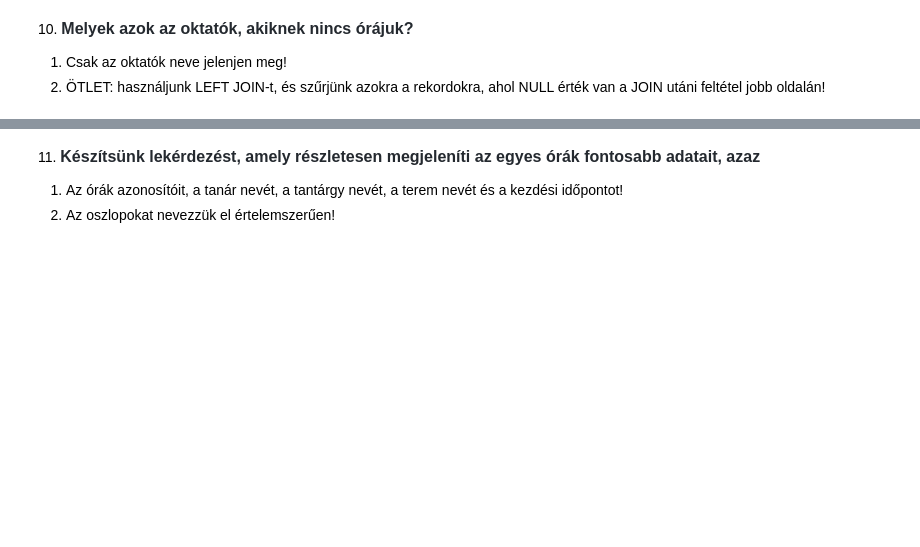
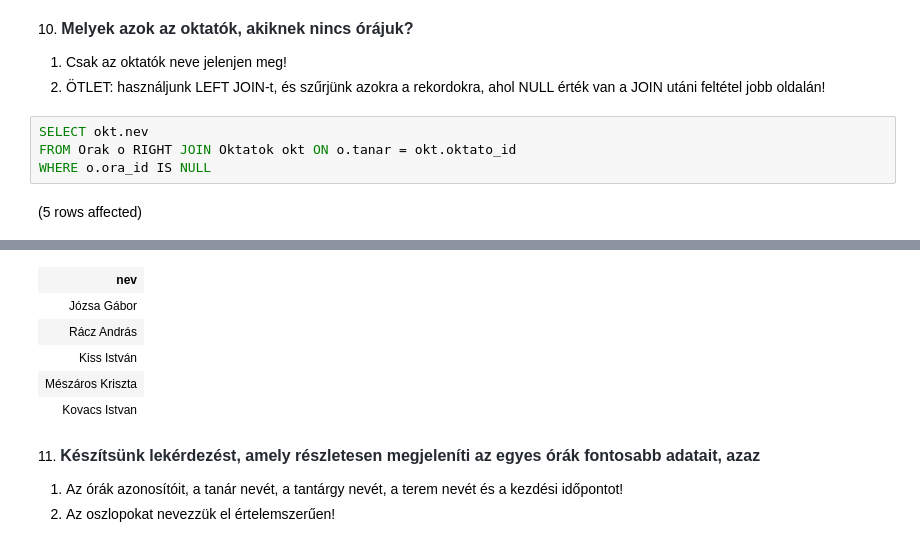
Before and after one commit to JanosZkcs/Adatbazisok_egyetem, a Jupyter notebook: gyakorlat02_feladatok .ipynb, the cells around one changed output, grey strips where cells are left out. Saved outputs shown, nothing was run; the diff lists cells and outputs as text; blank space fills up the shorter version.

```diff
--- a/gyakorlat02_feladatok .ipynb
+++ b/gyakorlat02_feladatok .ipynb
@@ -235,3 +235,9 @@ Total execution time: 00:00:00.020
 
 1. Csak az oktatók neve jelenjen meg!
 2. ÖTLET: használjunk LEFT JOIN-t, és szűrjünk azokra a rekordokra, ahol NULL érték van a JOIN utáni feltétel jobb oldalán!
+# %%
+SELECT okt.nev
+FROM Orak o RIGHT JOIN Oktatok okt ON o.tanar = okt.oktato_id
+WHERE o.ora_id IS NULL
+# %% [output]
+(5 rows affected)
@@ -238,3 +245,9 @@ Total execution time: 00:00:00.020
+| nev |
+| Józsa Gábor |
+| Rácz András |
+| Kiss István |
+| Mészáros Kriszta |
+| Kovacs Istvan |
 # %% [markdown]
 11. <span style="font-weight: 600; color: rgb(36, 41, 47); font-family: -apple-system, BlinkMacSystemFont, &quot;Segoe UI&quot;, Helvetica, Arial, sans-serif, &quot;Apple Color Emoji&quot;, &quot;Segoe UI Emoji&quot;; font-size: 16px;">Készítsünk lekérdezést, amely részletesen megjeleníti az egyes órák fontosabb adatait, azaz</span>
 
```
Also changed, not shown: parts of 1 cell of this notebook.
